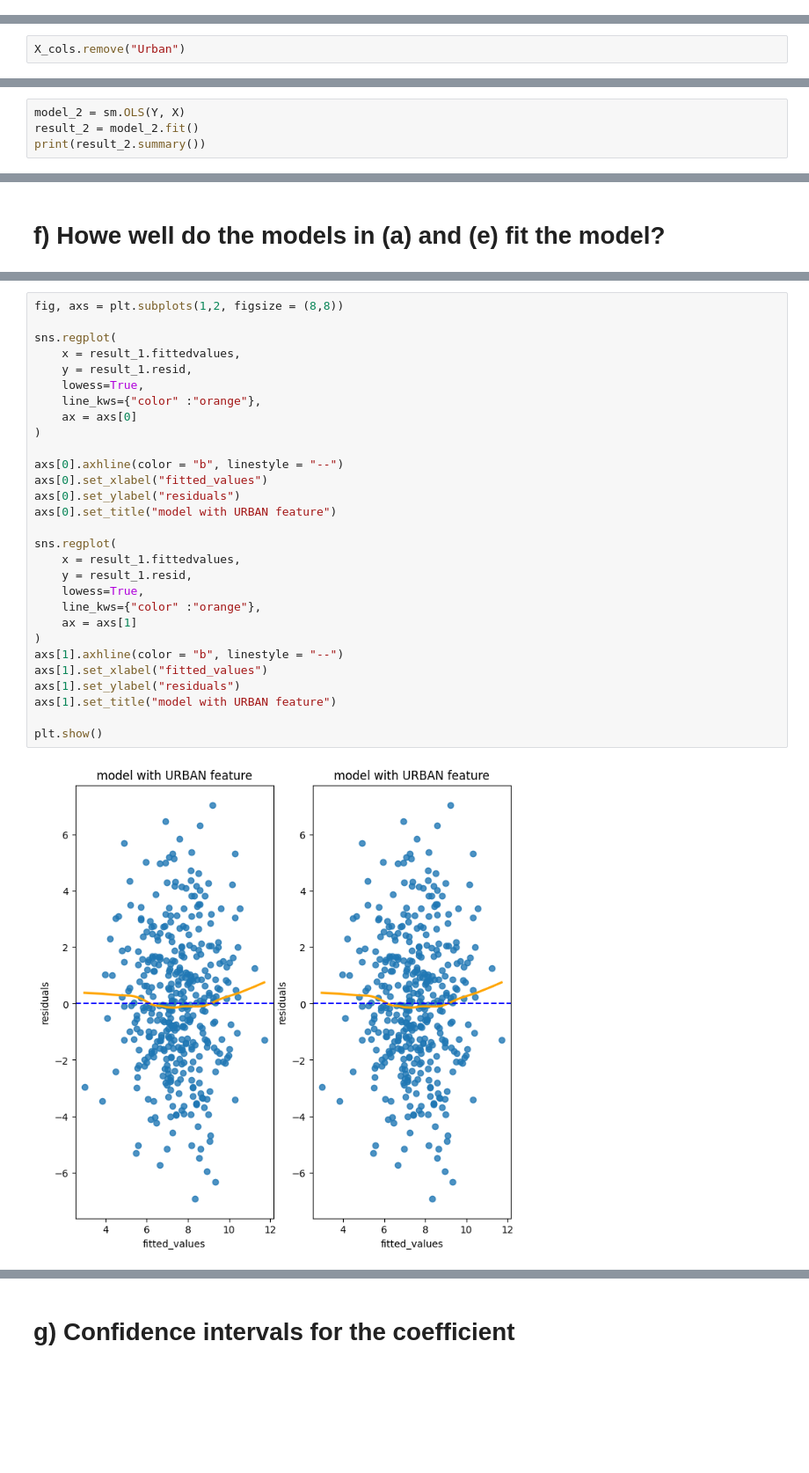
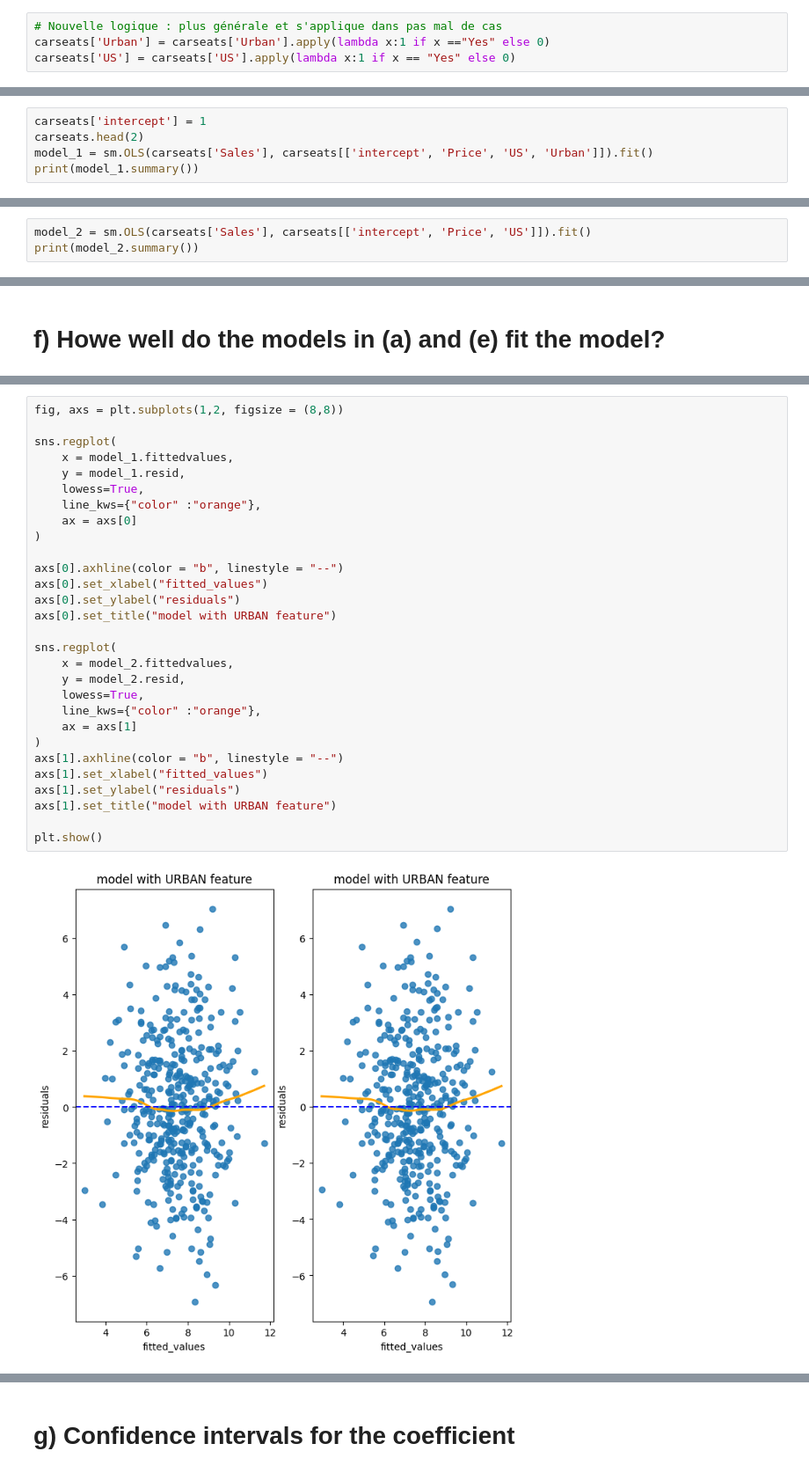
Before and after one commit to MitaDataAI/Statistical-learning, a Jupyter notebook: 3.7.10.Carseats.ipynb, the cells around one changed output, grey strips where cells are left out. Shown at 88% size. Cells and saved outputs as stored; diff of their text form; blank space fills up the shorter version.

```diff
--- a/3.7.10.Carseats.ipynb
+++ b/3.7.10.Carseats.ipynb
@@ -54,3 +52,7 @@ carseats.US = carseats.US.map({"Yes" : 1, "No" : 0})
+# %%
+# Nouvelle logique : plus générale et s'applique dans pas mal de cas
+carseats['Urban'] = carseats['Urban'].apply(lambda x:1 if x =="Yes" else 0)
+carseats['US'] = carseats['US'].apply(lambda x:1 if x == "Yes" else 0)
 # %% [markdown]
 # a) Fit Multiple regression model to predict Sales using Price, Urban, and US
 # %% [markdown]
@@ -88,0 +76,5 @@ Notes:
+# %%
+carseats['intercept'] = 1
+carseats.head(2)
+model_1 = sm.OLS(carseats['Sales'], carseats[['intercept', 'Price', 'US', 'Urban']]).fit()
+print(model_1.summary())
@@ -115,4 +125,5 @@ Déjà répondu
 # %% [markdown]
 # e) Linear Regression with significant variables
 # %%
-X_cols.remove("Urban")
+model_2 = sm.OLS(carseats['Sales'], carseats[['intercept', 'Price', 'US']]).fit()
+print(model_2.summary())
@@ -121,4 +147,0 @@ X = MS(X_cols).fit_transform(carseats)
-# %%
-model_2 = sm.OLS(Y, X)
-result_2 = model_2.fit()
-print(result_2.summary())
@@ -145,32 +152,32 @@ Notes:
 # %%
 fig, axs = plt.subplots(1,2, figsize = (8,8))
 
 sns.regplot(
-    x = result_1.fittedvalues,
-    y = result_1.resid,
+    x = model_1.fittedvalues,
+    y = model_1.resid,
     lowess=True,
     line_kws={"color" :"orange"},
     ax = axs[0]
 )
 
 axs[0].axhline(color = "b", linestyle = "--")
 axs[0].set_xlabel("fitted_values")
 axs[0].set_ylabel("residuals")
 axs[0].set_title("model with URBAN feature")
 
 sns.regplot(
-    x = result_1.fittedvalues,
-    y = result_1.resid,
+    x = model_2.fittedvalues,
+    y = model_2.resid,
     lowess=True,
     line_kws={"color" :"orange"},
     ax = axs[1]
 )
 axs[1].axhline(color = "b", linestyle = "--")
 axs[1].set_xlabel("fitted_values")
 axs[1].set_ylabel("residuals")
 axs[1].set_title("model with URBAN feature")
 
 plt.show()
 # %% [output]
-[figure, old version]
+[figure, new version]
 # %% [markdown]
```
Also changed, not shown: parts of 18 cells of this notebook, 2 other files.
